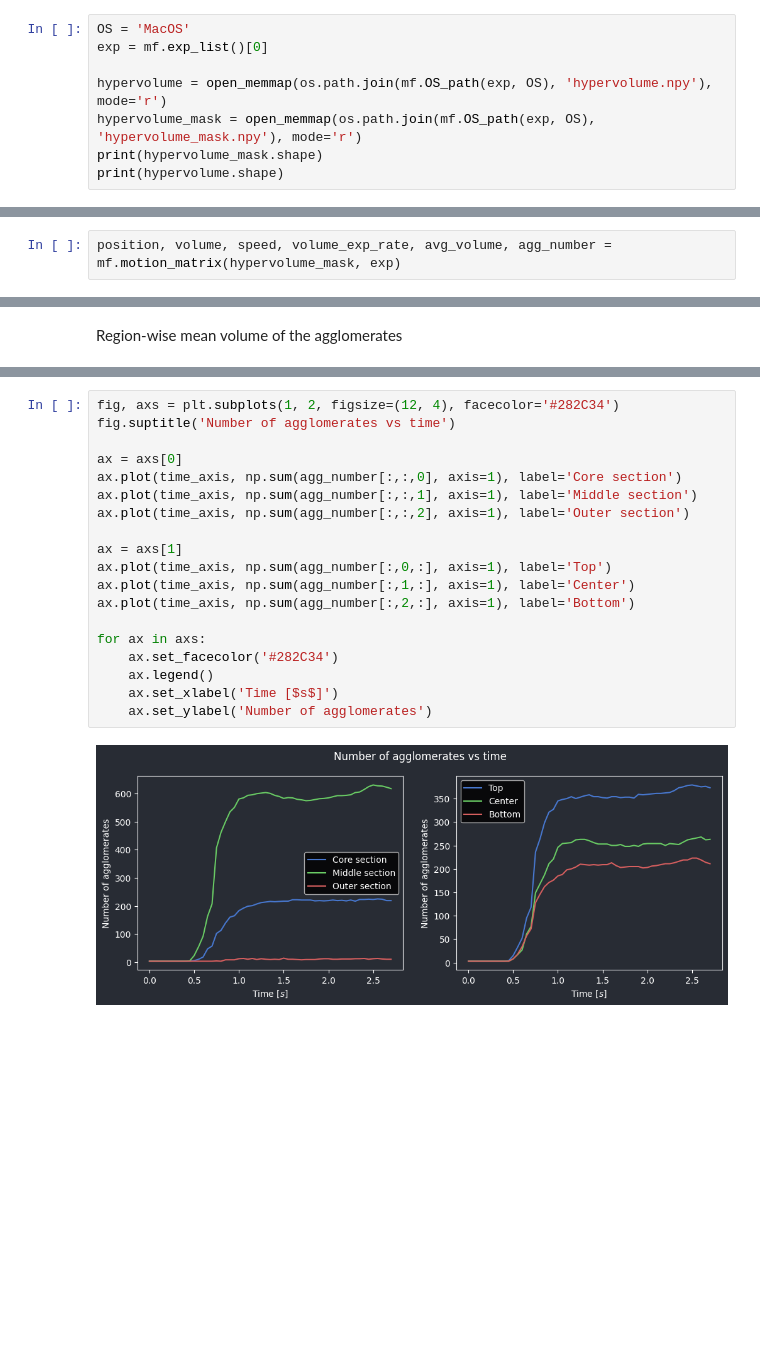
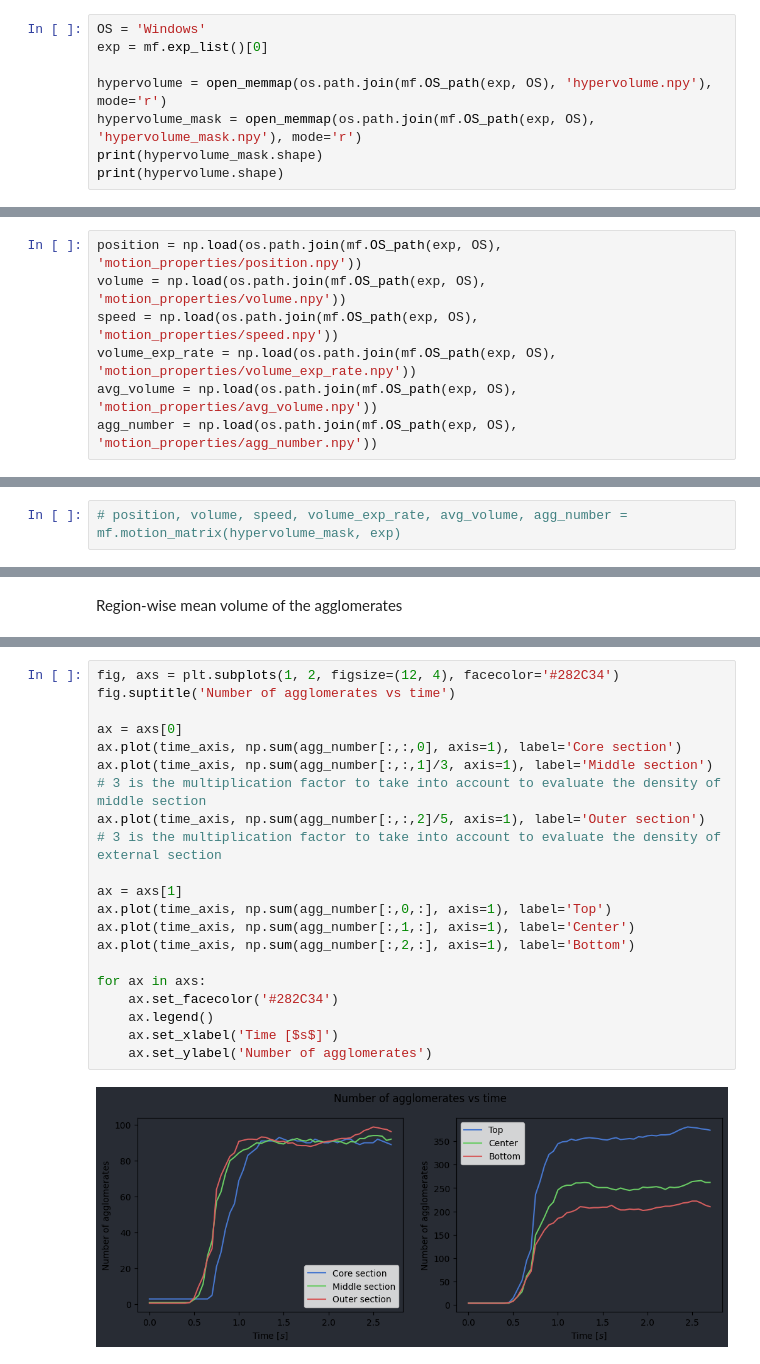
Before and after one commit to venturellimatteo/fasttomo, a Jupyter notebook: memmap/visualization.ipynb, the cells around one changed output, grey strips where cells are left out. Saved outputs shown, nothing was run; the diff lists cells and outputs as text; blank space fills up the shorter version.

```diff
--- a/memmap/visualization.ipynb
+++ b/memmap/visualization.ipynb
@@ -9,5 +11,5 @@ from skimage.measure import regionprops
 # %%
-OS = 'MacOS'
+OS = 'Windows'
 exp = mf.exp_list()[0]
 
 hypervolume = open_memmap(os.path.join(mf.OS_path(exp, OS), 'hypervolume.npy'), mode='r')
@@ -33,3 +37,10 @@ speed = np.load('../../MasterThesisData/P28A_FT_H_Exp1/motion_properties/speed.n
 volume_exp_rate = np.load('../../MasterThesisData/P28A_FT_H_Exp1/motion_properties/volume_exp_rate.npy')
 avg_volume = np.load('../../MasterThesisData/P28A_FT_H_Exp1/motion_properties/avg_volume.npy')
 agg_number = np.load('../../MasterThesisData/P28A_FT_H_Exp1/motion_properties/agg_number.npy')
+# %%
+position = np.load(os.path.join(mf.OS_path(exp, OS), 'motion_properties/position.npy'))
+volume = np.load(os.path.join(mf.OS_path(exp, OS), 'motion_properties/volume.npy'))
+speed = np.load(os.path.join(mf.OS_path(exp, OS), 'motion_properties/speed.npy'))
+volume_exp_rate = np.load(os.path.join(mf.OS_path(exp, OS), 'motion_properties/volume_exp_rate.npy'))
+avg_volume = np.load(os.path.join(mf.OS_path(exp, OS), 'motion_properties/avg_volume.npy'))
+agg_number = np.load(os.path.join(mf.OS_path(exp, OS), 'motion_properties/agg_number.npy'))
@@ -36,5 +54,5 @@ agg_number = np.load('../../MasterThesisData/P28A_FT_H_Exp1/motion_properties/ag
 # %%
-position, volume, speed, volume_exp_rate, avg_volume, agg_number = mf.motion_matrix(hypervolume_mask, exp)
+# position, volume, speed, volume_exp_rate, avg_volume, agg_number = mf.motion_matrix(hypervolume_mask, exp)
 # %%
 array_list = [position, volume, speed, volume_exp_rate, avg_volume, agg_number]
 for a in array_list:
@@ -123,21 +143,21 @@ Region-wise number of agglomerates
 # %%
 fig, axs = plt.subplots(1, 2, figsize=(12, 4), facecolor='#282C34')
 fig.suptitle('Number of agglomerates vs time')
 
 ax = axs[0]
 ax.plot(time_axis, np.sum(agg_number[:,:,0], axis=1), label='Core section')
-ax.plot(time_axis, np.sum(agg_number[:,:,1], axis=1), label='Middle section')
-ax.plot(time_axis, np.sum(agg_number[:,:,2], axis=1), label='Outer section')
+ax.plot(time_axis, np.sum(agg_number[:,:,1]/3, axis=1), label='Middle section') # 3 is the multiplication factor to take into account to evaluate the density of middle section
+ax.plot(time_axis, np.sum(agg_number[:,:,2]/5, axis=1), label='Outer section')  # 3 is the multiplication factor to take into account to evaluate the density of external section
 
 ax = axs[1]
 ax.plot(time_axis, np.sum(agg_number[:,0,:], axis=1), label='Top')
 ax.plot(time_axis, np.sum(agg_number[:,1,:], axis=1), label='Center')
 ax.plot(time_axis, np.sum(agg_number[:,2,:], axis=1), label='Bottom')
 
 for ax in axs:
     ax.set_facecolor('#282C34')
     ax.legend()
     ax.set_xlabel('Time [$s$]')
     ax.set_ylabel('Number of agglomerates')
 # %% [output]
-[figure, old version]
+[figure, new version]
```
Also changed, not shown: parts of 12 cells of this notebook, 1 other file.
